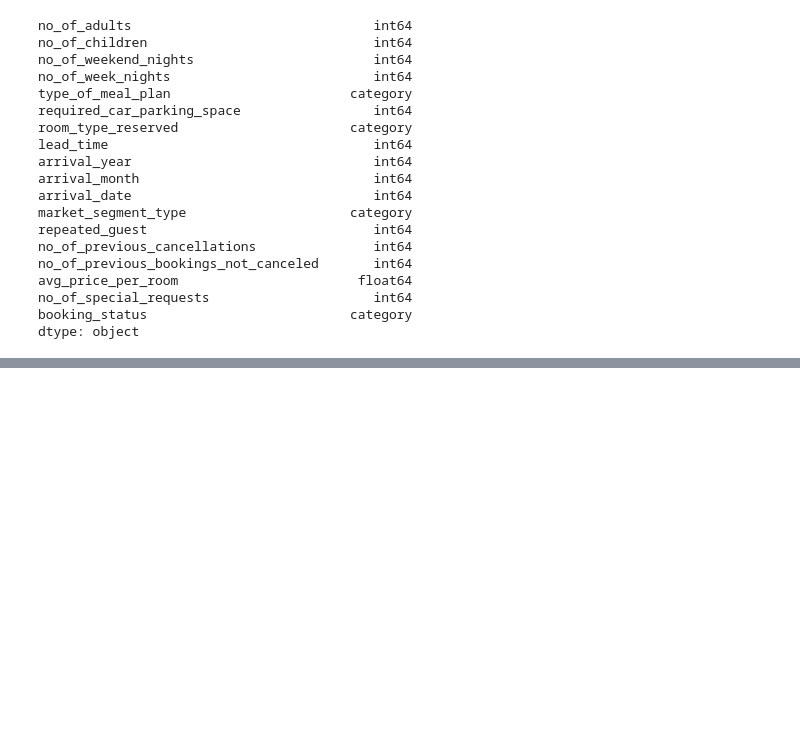
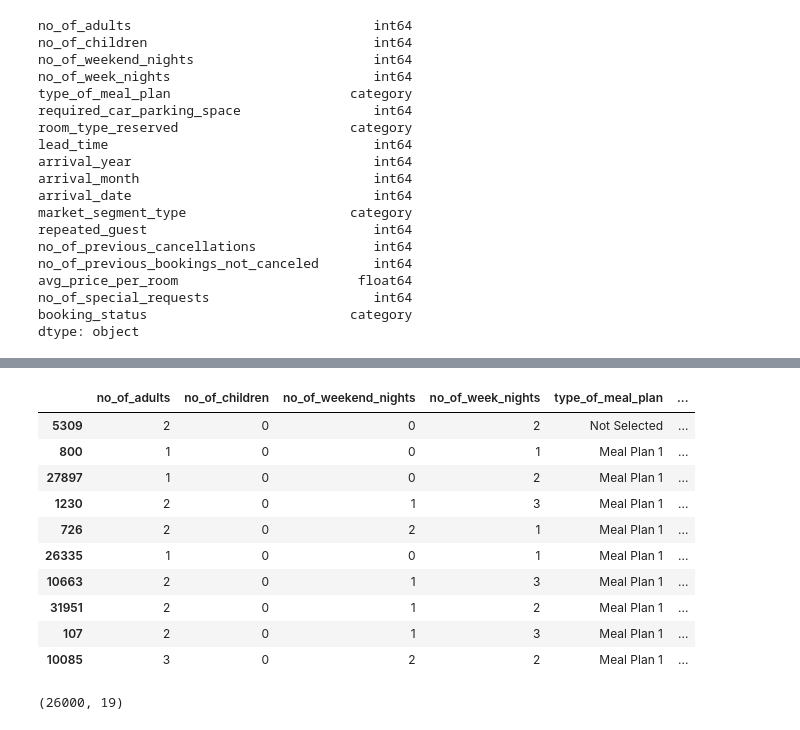
Before and after one commit to thobs-10/MLOps-hotel-reservation-prediction-system, a Jupyter notebook: notebooks/eda.ipynb, the cells around one changed output, grey strips where cells are left out. Saved outputs shown, nothing was run; the diff lists cells and outputs as text; code cells hidden in the pictures; blank space fills up the shorter version.

```diff
--- a/notebooks/eda.ipynb
+++ b/notebooks/eda.ipynb
@@ -443,0 +440,18 @@ def generate_features(df: pd.DataFrame) -> pd.DataFrame:
+# %%
+# generate new features
+# get total number of nights stayed
+df["total_nights_stayed"] = df["no_of_weekend_nights"] + df["no_of_week_nights"]
+# %%
+df.sample(10)
+# %% [output]
+|  | no_of_adults | no_of_children | no_of_weekend_nights | no_of_week_nights | type_of_meal_plan | ... |
+| 5309 | 2 | 0 | 0 | 2 | Not Selected | ... |
+| 800 | 1 | 0 | 0 | 1 | Meal Plan 1 | ... |
+| 27897 | 1 | 0 | 0 | 2 | Meal Plan 1 | ... |
+| 1230 | 2 | 0 | 1 | 3 | Meal Plan 1 | ... |
+| 726 | 2 | 0 | 2 | 1 | Meal Plan 1 | ... |
+| 26335 | 1 | 0 | 0 | 1 | Meal Plan 1 | ... |
+| 10663 | 2 | 0 | 1 | 3 | Meal Plan 1 | ... |
+| 31951 | 2 | 0 | 1 | 2 | Meal Plan 1 | ... |
+| 107 | 2 | 0 | 1 | 3 | Meal Plan 1 | ... |
+| 10085 | 3 | 0 | 2 | 2 | Meal Plan 1 | ... |
@@ -443,0 +460,4 @@ def generate_features(df: pd.DataFrame) -> pd.DataFrame:
+# %%
+df.shape
+# %% [output]
+(26000, 19)
```
Also changed, not shown: parts of 24 cells of this notebook.
